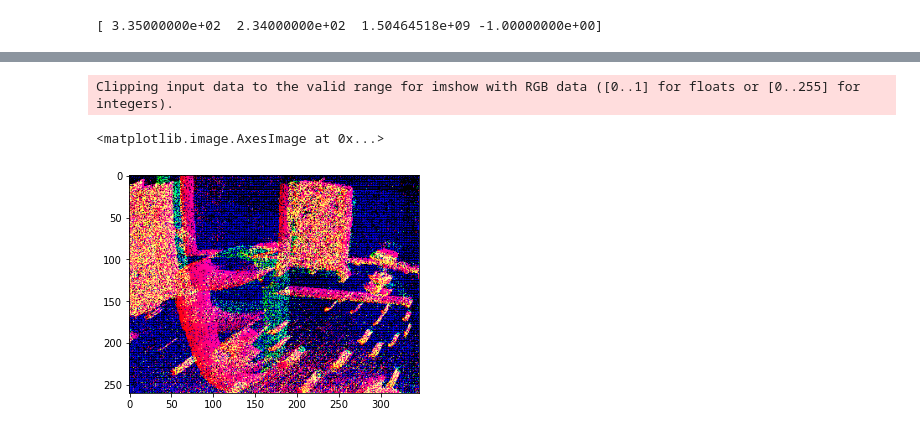
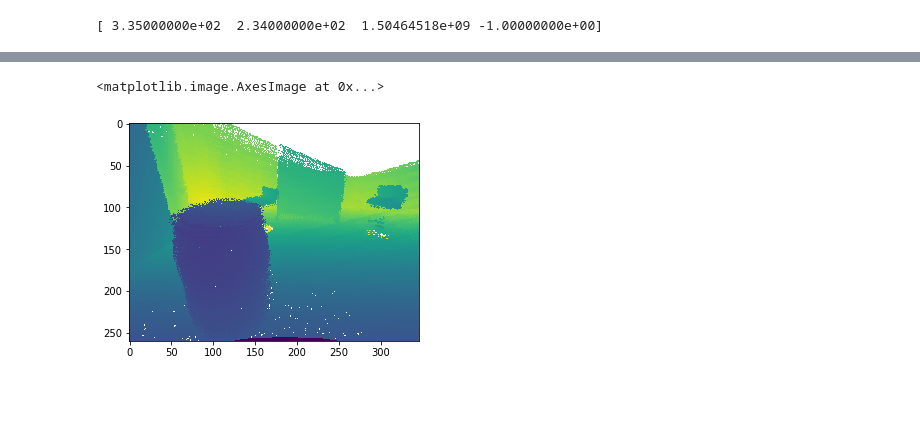
Before and after one commit to abdullaayyad96/DVSDepthLearning, a Jupyter notebook: pre_process.ipynb, the cells around one changed output, grey strips where cells are left out. Saved outputs shown, nothing was run; the diff lists cells and outputs as text; code cells hidden in the pictures; blank space fills up the shorter version.

```diff
--- a/pre_process.ipynb
+++ b/pre_process.ipynb
@@ -12,3 +9,8 @@ gt_data = h5py.File(data_dir + 'indoor_flying1_gt.hdf5')
+# %%
+#load data
+data_dir = 'C:/Users/user/Desktop/Datasets/PENN_DAVIS_DATASET/indoor_flying/'
+event_data = h5py.File(data_dir + 'indoor_flying1_data.hdf5')
+gt_data = h5py.File(data_dir + 'indoor_flying1_gt.hdf5')
 # %%
 plt.imshow(gt_data['davis']['left']['depth_image_rect'][100])
 # %% [output]
@@ -90,0 +44,3 @@ def SelectFrames(images_list, images_ts, desired_timesteps, target_step=0.06):
+# %%
+time_steps = np.linspace(gt_data['davis']['left']['depth_image_rect_ts'][0], gt_data['davis']['left']['depth_image_rect_ts'][-1], 100)
+event_binned_images = EventPreProcess.EventBinning(event_data['davis']['left']['events'], time_steps)
@@ -91,6 +65,7 @@ def SelectFrames(images_list, images_ts, desired_timesteps, target_step=0.06):
 # %%
-frame_images = SelectFrames(event_data['davis']['left']['images_raw'], event_data['davis']['left']['images_raw_ts'], time_steps))
-frame_images = SelectFrames(gt_data['davis']['left']['depth_images_rect'], gt_data['davis']['left']['depth_images_rect_ts'], time_steps))
+frame_images = EventPreProcess.SelectFrames(event_data['davis']['left']['image_raw'], event_data['davis']['left']['image_raw_ts'], time_steps)
+
+depth_images = EventPreProcess.SelectFrames(gt_data['davis']['left']['depth_image_rect'], gt_data['davis']['left']['depth_image_rect_ts'], time_steps)
 # %%
 plt.imshow(frame_images[70])
 # %% [output]
@@ -104,6 +133,5 @@ plt.imshow(depth_images[70])
 # %%
-plt.imshow(event_images[70])
+plt.imshow(depth_images[70])
 # %% [output]
-Clipping input data to the valid range for imshow with RGB data ([0..1] for floats or [0..255] for integers).
+<matplotlib.image.AxesImage at 0x...>
-<matplotlib.image.AxesImage at 0x...>
-[figure, old version]
+[figure, new version]
```
Also changed, not shown: parts of 25 cells of this notebook, 5 other files.
